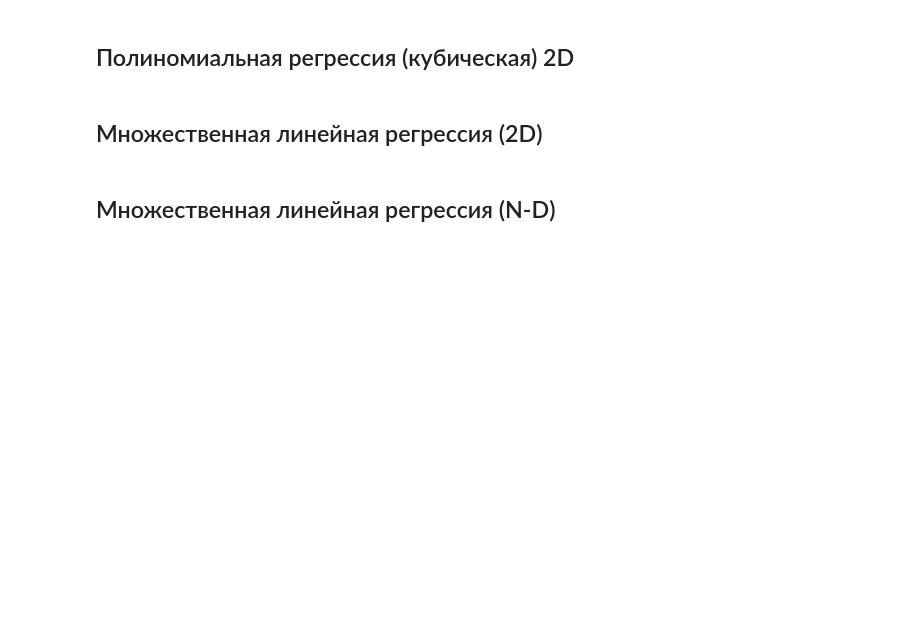
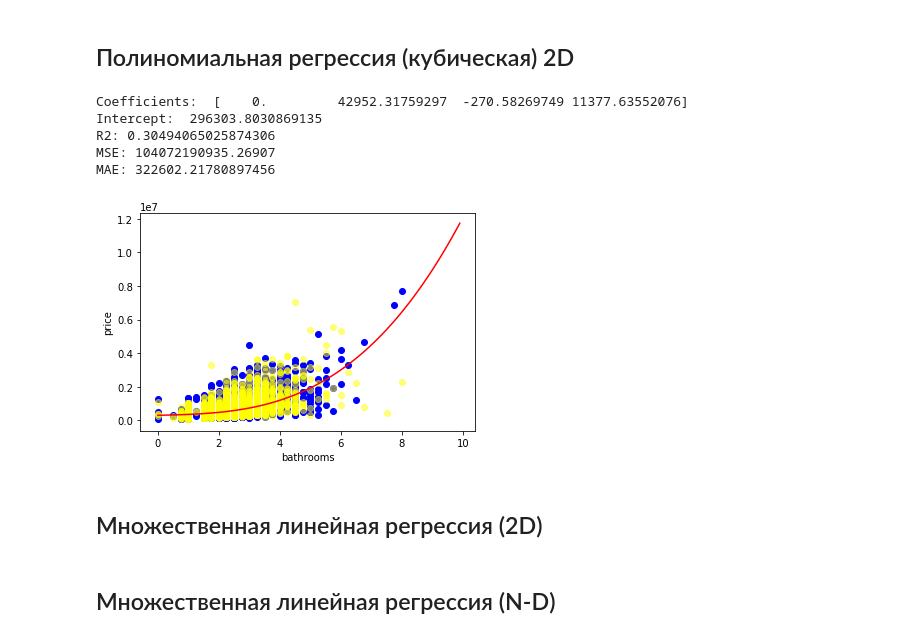
Before and after one commit to ryndovaira-org/data_science_lectures, a Jupyter notebook: 3_2_modeling_ml/3_1_1_regression/practise/regression_house.ipynb, the cells around one changed output. Saved outputs shown, nothing was run; the diff lists cells and outputs as text; code cells hidden in the pictures; blank space fills up the shorter version.

```diff
--- a/3_2_modeling_ml/3_1_1_regression/practise/regression_house.ipynb
+++ b/3_2_modeling_ml/3_1_1_regression/practise/regression_house.ipynb
@@ -115,27 +138,36 @@ print(f"MAE: {mean_squared_error(y_test, y_predicted, squared=False)}")
 # %%
 poly3 = PolynomialFeatures(degree=3)
 X_train_poly3 = poly3.fit_transform(X_train)
 cubic_regr = linear_model.LinearRegression()
 y3_train = cubic_regr.fit(X_train_poly3, y_train)
 
 # The coefficients
 print ('Coefficients: ', cubic_regr.coef_)
 print ('Intercept: ',cubic_regr.intercept_)
 
-plt.scatter(train.bathrooms, train.price,  color='blue')
+plt.scatter(X_train, y_train,  color='blue')
+plt.scatter(X_test, y_test,  color='yellow', alpha=0.5)
+
 XX = np.arange(0.0, 10.0, 0.1)
-yy = cubic_regr.intercept_[0]+ cubic_regr.coef_[0][1]*XX + cubic_regr.coef_[0][2]*np.power(XX, 2) + cubic_regr.coef_[0][3]*np.power(XX, 3)
+yy = cubic_regr.intercept_+ cubic_regr.coef_[1]*XX + cubic_regr.coef_[2]*np.power(XX, 2) + cubic_regr.coef_[3]*np.power(XX, 3)
 plt.plot(XX, yy, '-r' )
 plt.xlabel("bathrooms")
 plt.ylabel("price")
 
 test_x_poly3 = poly3.fit_transform(X_test)
 y3_predicted = cubic_regr.predict(test_x_poly3)
 
 # вывести результаты оценки предсказания
 print(f'R2: {r2_score(y_test, y_predicted)}')
 print(f"MSE: {mean_squared_error(y_test, y_predicted, squared=True)}")
 print(f"MAE: {mean_squared_error(y_test, y_predicted, squared=False)}")
+# %% [output]
+Coefficients:  [    0.         42952.31759297  -270.58269749 11377.63552076]
+Intercept:  296303.8030869135
+R2: 0.30494065025874306
+MSE: 104072190935.26907
+MAE: 322602.21780897456
+[figure, added]
 # %% [markdown]
 ## Множественная линейная регрессия (2D)
 # %%
```
Also changed, not shown: parts of 14 cells of this notebook.
